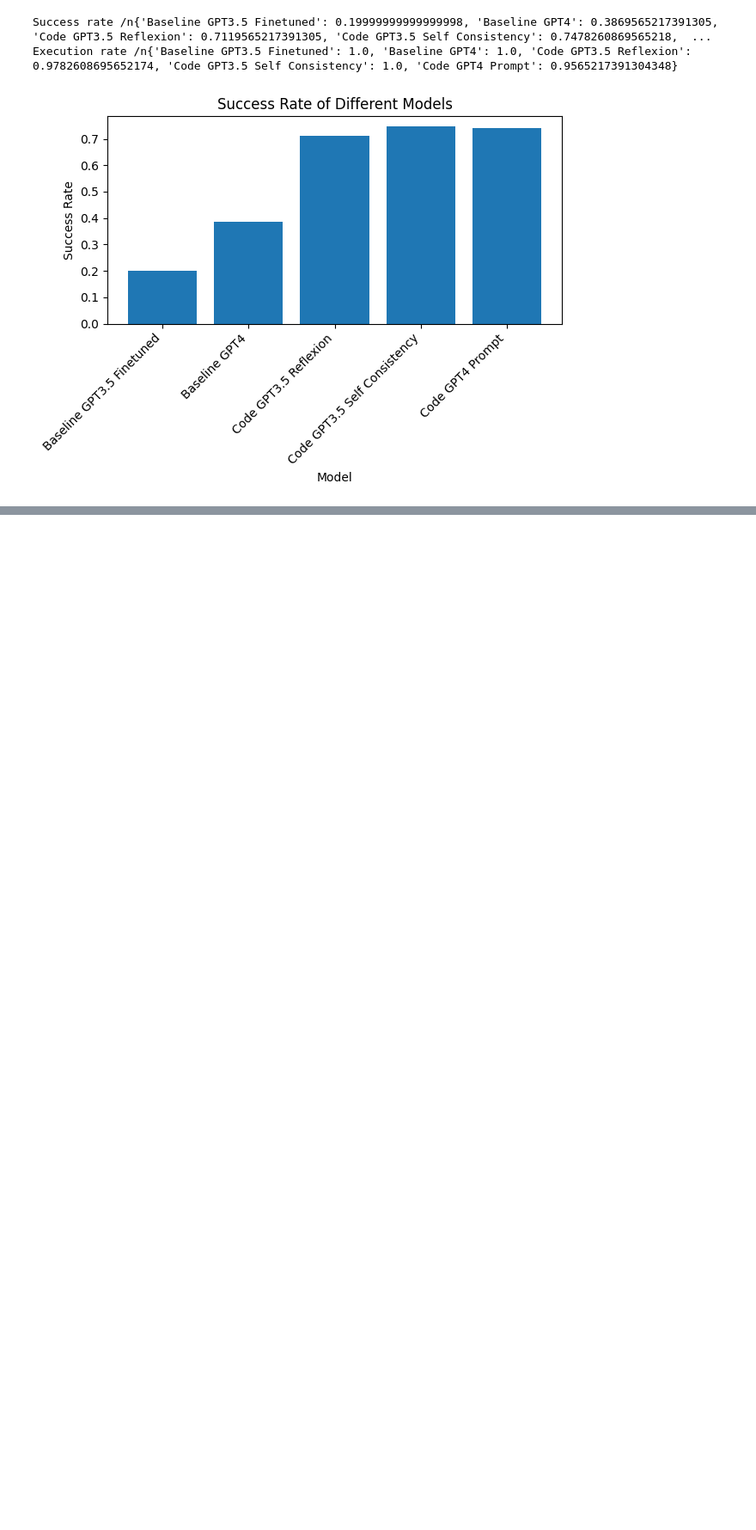
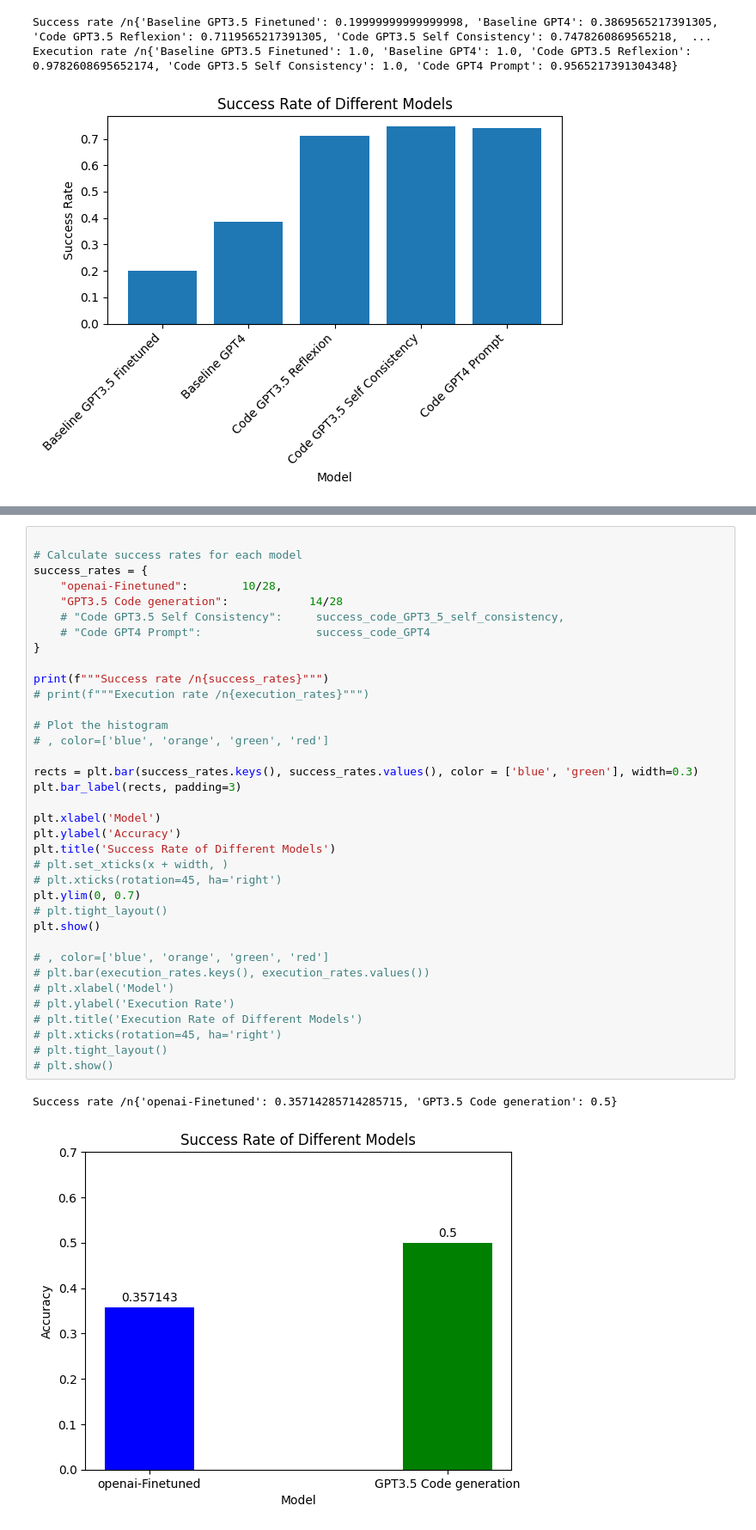
Before and after one commit to Tianyu-Liu11/CalenderTest, a Jupyter notebook: results/result_analysis.ipynb, the cells around one changed output, grey strips where cells are left out. Shown at 86% size. Cells and saved outputs as stored; diff of their text form; blank space fills up the shorter version.

```diff
--- a/results/result_analysis.ipynb
+++ b/results/result_analysis.ipynb
@@ -187,0 +182,39 @@ Baseline GPT3.5 Finetuned | Baseline GPT4 | Code GPT3.5 Reflexion | Code GPT3.5
+# %%
+
+# Calculate success rates for each model
+success_rates = {
+    "openai-Finetuned":        10/28,
+    "GPT3.5 Code generation":            14/28
+    # "Code GPT3.5 Self Consistency":     success_code_GPT3_5_self_consistency,
+    # "Code GPT4 Prompt":                 success_code_GPT4
+}
+
+print(f"""Success rate /n{success_rates}""")
+# print(f"""Execution rate /n{execution_rates}""")
+
+# Plot the histogram
+# , color=['blue', 'orange', 'green', 'red']
+
+rects = plt.bar(success_rates.keys(), success_rates.values(), color = ['blue', 'green'], width=0.3)
+plt.bar_label(rects, padding=3)
+
+plt.xlabel('Model')
+plt.ylabel('Accuracy')
+plt.title('Success Rate of Different Models')
+# plt.set_xticks(x + width, )
+# plt.xticks(rotation=45, ha='right')
+plt.ylim(0, 0.7)
+# plt.tight_layout()
+plt.show()
+
+# , color=['blue', 'orange', 'green', 'red']
+# plt.bar(execution_rates.keys(), execution_rates.values())
+# plt.xlabel('Model')
+# plt.ylabel('Execution Rate')
+# plt.title('Execution Rate of Different Models')
+# plt.xticks(rotation=45, ha='right')
+# plt.tight_layout()
+# plt.show()
+# %% [output]
+Success rate /n{'openai-Finetuned': 0.35714285714285715, 'GPT3.5 Code generation': 0.5}
+[figure, added]
```
Also changed, not shown: parts of 4 cells of this notebook, 6 other files.
